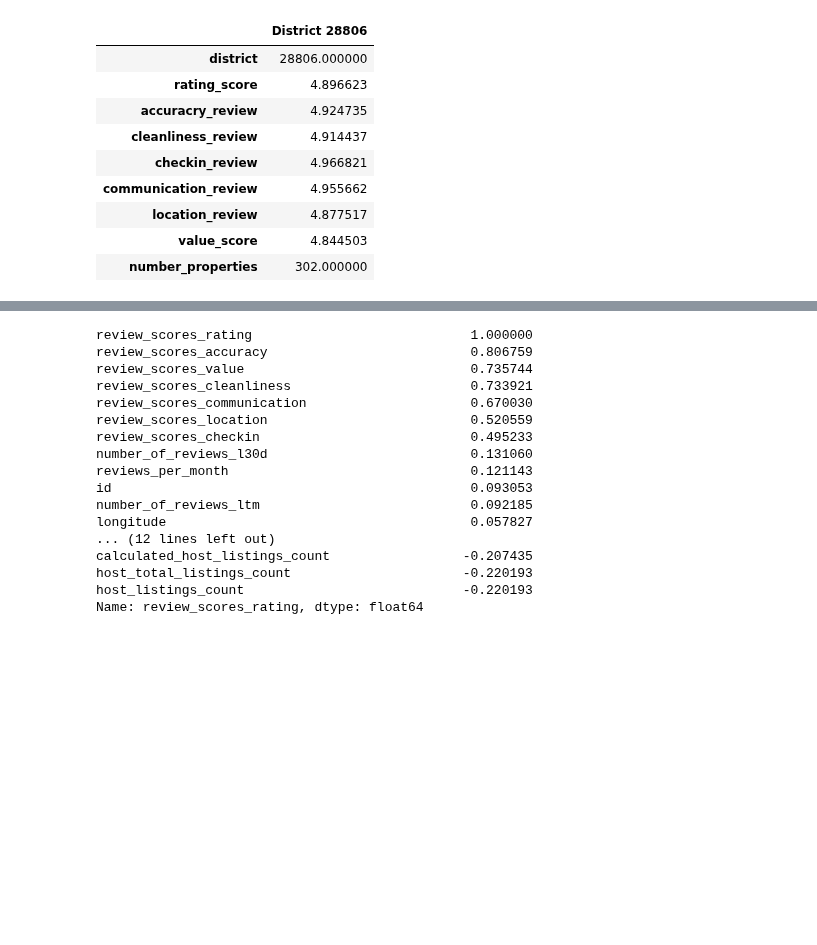
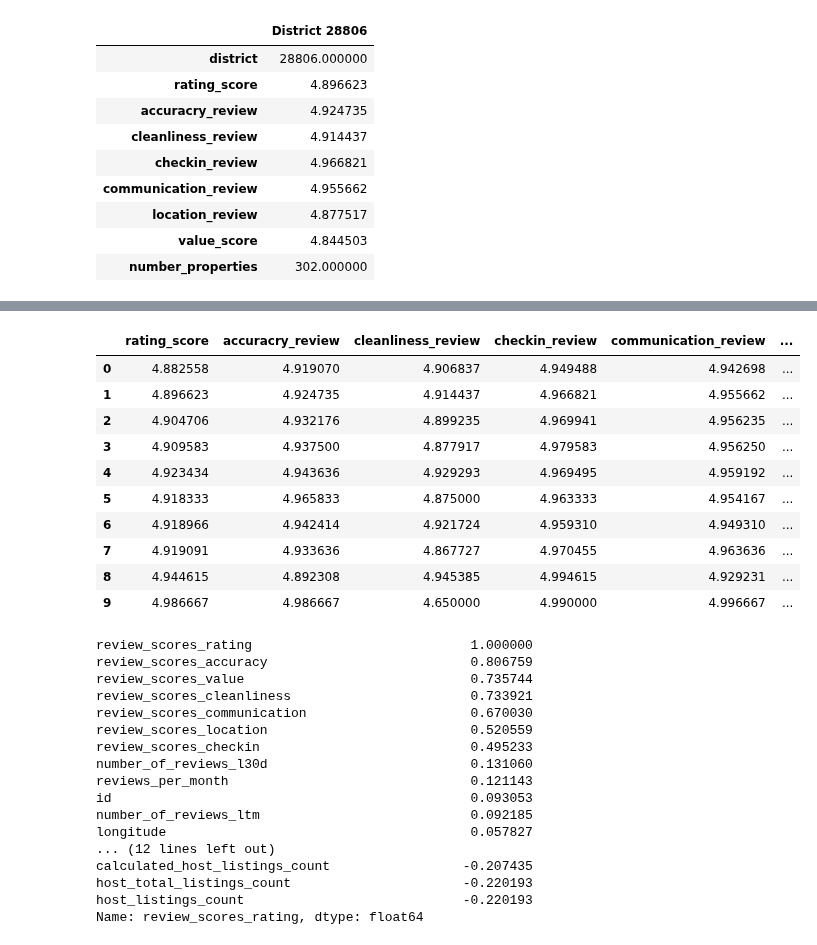
Before and after one commit to JonathanBrown003/Airbnb-A-Closer-Look-Nashville-Asheville, a Jupyter notebook: Analysis_Tu.ipynb, the cells around one changed output, grey strips where cells are left out. Saved outputs shown, nothing was run; the diff lists cells and outputs as text; code cells hidden in the pictures; blank space fills up the shorter version.

```diff
--- a/Analysis_Tu.ipynb
+++ b/Analysis_Tu.ipynb
@@ -917,0 +896,4 @@ nashville_df.describe()
+# %%
+# finding the top 5 districts
+top_5_nash_df = nashville_df.sort_values(by=['rating_score']).tail(5)
+top_5_nash_df
@@ -1238,0 +1231,3 @@ asheville_df.describe()
+# %%
+top_5_ashe_df = stat_ashe_per_district_df.tail()
+top_5_ashe_df
@@ -1238,0 +1241,18 @@ asheville_df.describe()
+# %%
+# joining the top 5 districts (Nashville & Asheville) by ratings
+top_5_frames = [top_5_ashe_df, top_5_nash_df]
+combined_top_5_ratings = pd.merge(top_5_ashe_df, top_5_nash_df, how="outer")
+
+combined_top_5_ratings
+# %% [output]
+|  | rating_score | accuracry_review | cleanliness_review | checkin_review | communication_review | ... |
+| 0 | 4.882558 | 4.919070 | 4.906837 | 4.949488 | 4.942698 | ... |
+| 1 | 4.896623 | 4.924735 | 4.914437 | 4.966821 | 4.955662 | ... |
+| 2 | 4.904706 | 4.932176 | 4.899235 | 4.969941 | 4.956235 | ... |
+| 3 | 4.909583 | 4.937500 | 4.877917 | 4.979583 | 4.956250 | ... |
+| 4 | 4.923434 | 4.943636 | 4.929293 | 4.969495 | 4.959192 | ... |
+| 5 | 4.918333 | 4.965833 | 4.875000 | 4.963333 | 4.954167 | ... |
+| 6 | 4.918966 | 4.942414 | 4.921724 | 4.959310 | 4.949310 | ... |
+| 7 | 4.919091 | 4.933636 | 4.867727 | 4.970455 | 4.963636 | ... |
+| 8 | 4.944615 | 4.892308 | 4.945385 | 4.994615 | 4.929231 | ... |
+| 9 | 4.986667 | 4.986667 | 4.650000 | 4.990000 | 4.996667 | ... |
```
Also changed, not shown: parts of 14 cells of this notebook, 1 other file.
